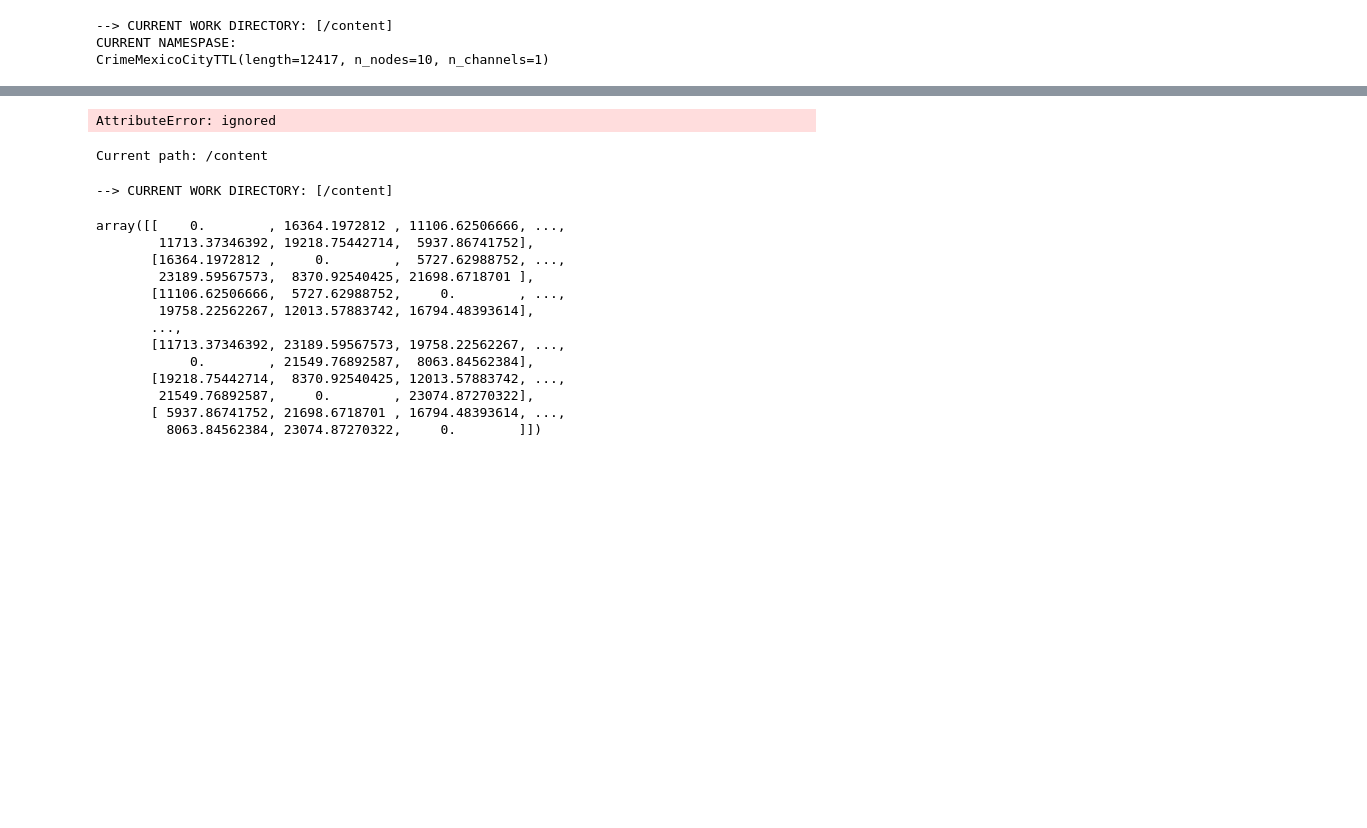
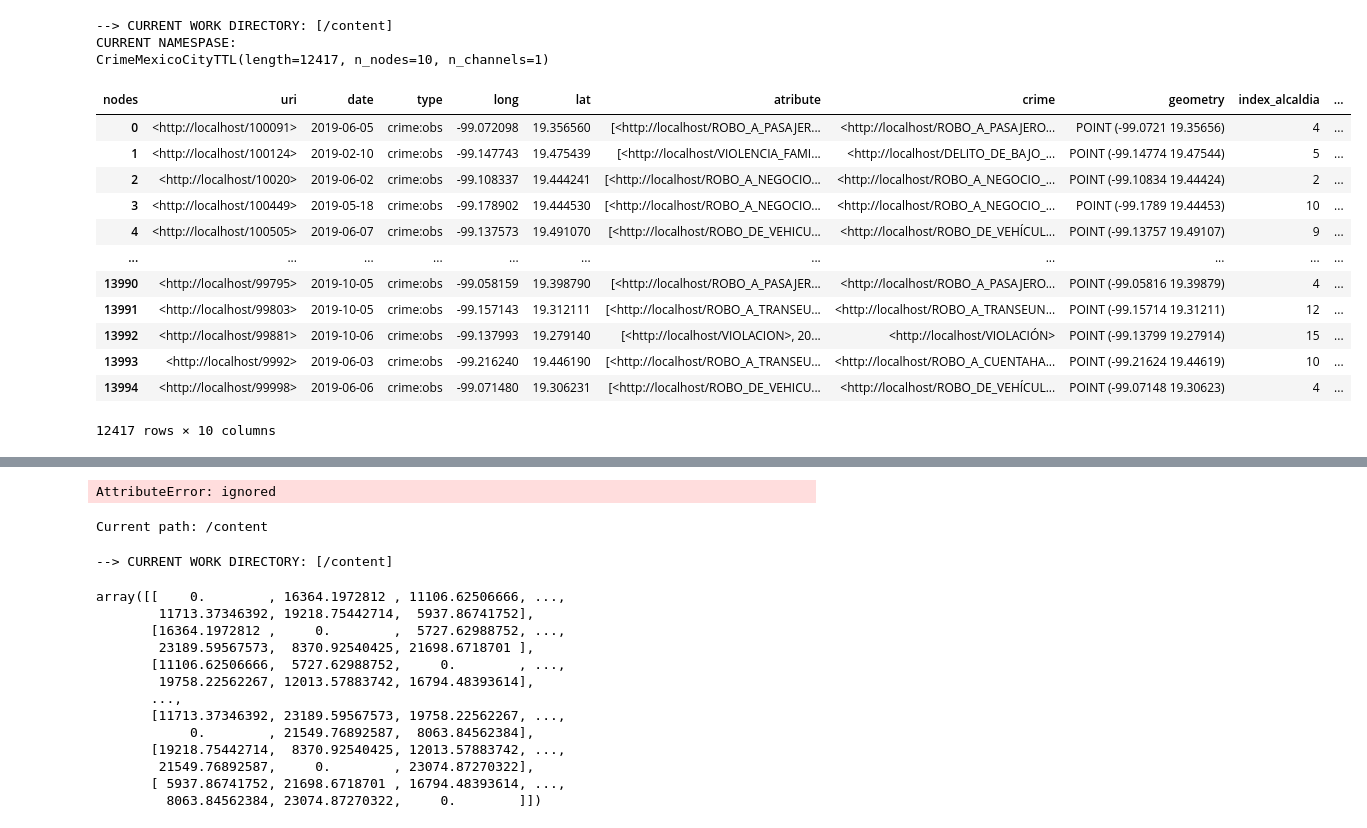
Before and after one commit to Osw1997/tsl, a Jupyter notebook: examples/notebooks/replication_notebook.ipynb, the cells around one changed output, grey strips where cells are left out. Drawn from its saved outputs; the diff is of its cells as text; code cells hidden in the pictures; blank space fills up the shorter version.

```diff
--- a/examples/notebooks/replication_notebook.ipynb
+++ b/examples/notebooks/replication_notebook.ipynb
@@ -75,3 +59,21 @@ print(dataset)
 --> CURRENT WORK DIRECTORY: [/content]
 CURRENT NAMESPASE:
 CrimeMexicoCityTTL(length=12417, n_nodes=10, n_channels=1)
+# %%
+dft = dataset.dataframe().copy()
+dft.columns = dft.columns.get_level_values(0)
+dft
+# %% [output]
+| nodes | uri | date | type | long | lat | atribute | crime | geometry | index_alcaldia | ... |
+| 0 | <http://localhost/100091> | 2019-06-05 | crime:obs | -99.072098 | 19.356560 | [<http://localhost/ROBO_A_PASAJER... | <http://localhost/ROBO_A_PASAJERO... | POINT (-99.0721 19.35656) | 4 | ... |
+| 1 | <http://localhost/100124> | 2019-02-10 | crime:obs | -99.147743 | 19.475439 | [<http://localhost/VIOLENCIA_FAMI... | <http://localhost/DELITO_DE_BAJO_... | POINT (-99.14774 19.47544) | 5 | ... |
+| 2 | <http://localhost/10020> | 2019-06-02 | crime:obs | -99.108337 | 19.444241 | [<http://localhost/ROBO_A_NEGOCIO... | <http://localhost/ROBO_A_NEGOCIO_... | POINT (-99.10834 19.44424) | 2 | ... |
+| 3 | <http://localhost/100449> | 2019-05-18 | crime:obs | -99.178902 | 19.444530 | [<http://localhost/ROBO_A_NEGOCIO... | <http://localhost/ROBO_A_NEGOCIO_... | POINT (-99.1789 19.44453) | 10 | ... |
+| 4 | <http://localhost/100505> | 2019-06-07 | crime:obs | -99.137573 | 19.491070 | [<http://localhost/ROBO_DE_VEHICU... | <http://localhost/ROBO_DE_VEHÍCUL... | POINT (-99.13757 19.49107) | 9 | ... |
+| ... | ... | ... | ... | ... | ... | ... | ... | ... | ... | ... |
+| 13990 | <http://localhost/99795> | 2019-10-05 | crime:obs | -99.058159 | 19.398790 | [<http://localhost/ROBO_A_PASAJER... | <http://localhost/ROBO_A_PASAJERO... | POINT (-99.05816 19.39879) | 4 | ... |
+| 13991 | <http://localhost/99803> | 2019-10-05 | crime:obs | -99.157143 | 19.312111 | [<http://localhost/ROBO_A_TRANSEU... | <http://localhost/ROBO_A_TRANSEUN... | POINT (-99.15714 19.31211) | 12 | ... |
+| 13992 | <http://localhost/99881> | 2019-10-06 | crime:obs | -99.137993 | 19.279140 | [<http://localhost/VIOLACION>, 20... | <http://localhost/VIOLACIÓN> | POINT (-99.13799 19.27914) | 15 | ... |
+| 13993 | <http://localhost/9992> | 2019-06-03 | crime:obs | -99.216240 | 19.446190 | [<http://localhost/ROBO_A_TRANSEU... | <http://localhost/ROBO_A_CUENTAHA... | POINT (-99.21624 19.44619) | 10 | ... |
+| 13994 | <http://localhost/99998> | 2019-06-06 | crime:obs | -99.071480 | 19.306231 | [<http://localhost/ROBO_DE_VEHICU... | <http://localhost/ROBO_DE_VEHÍCUL... | POINT (-99.07148 19.30623) | 4 | ... |
+12417 rows × 10 columns
```
Also changed, not shown: parts of 5 cells of this notebook.
